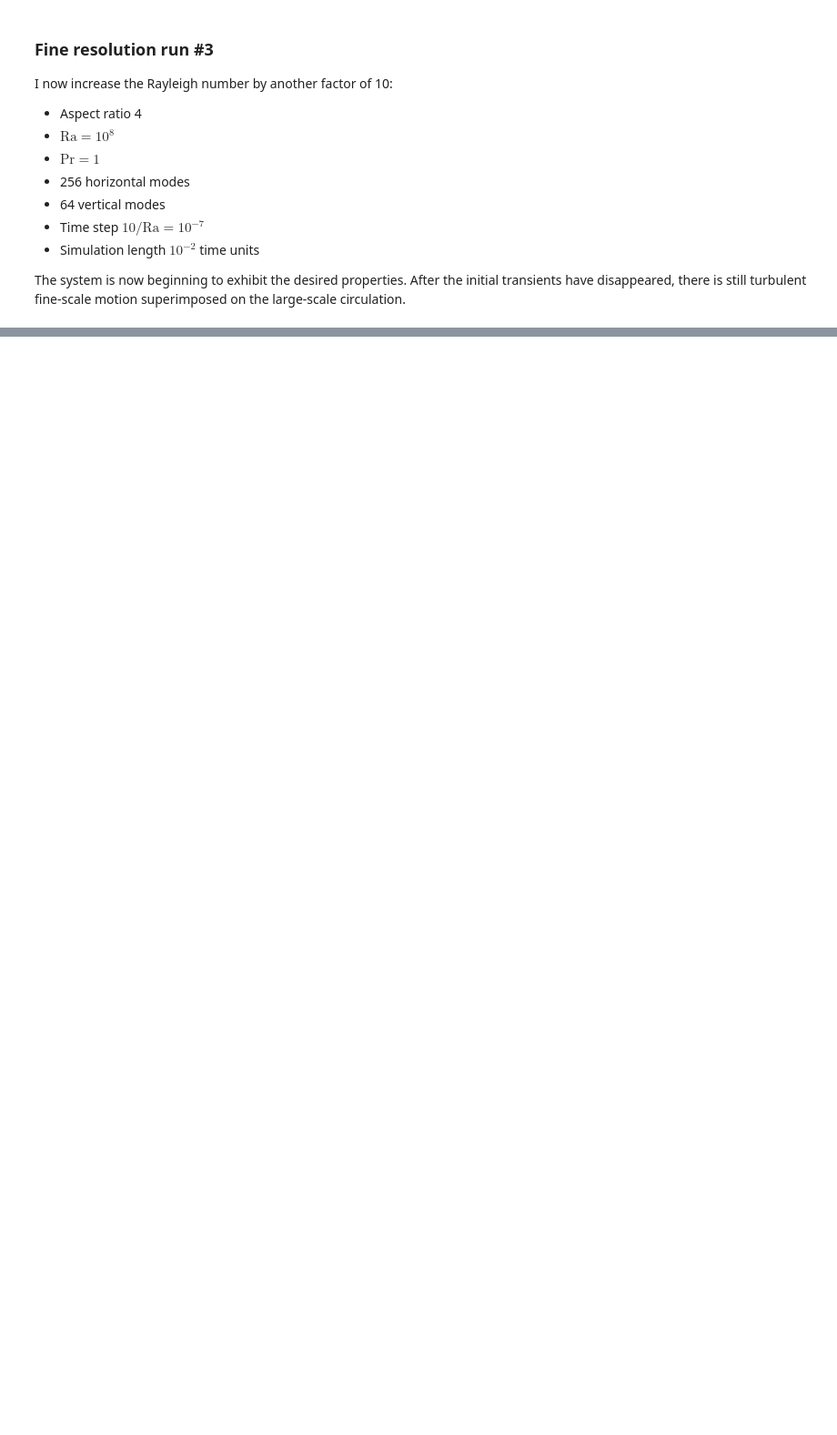
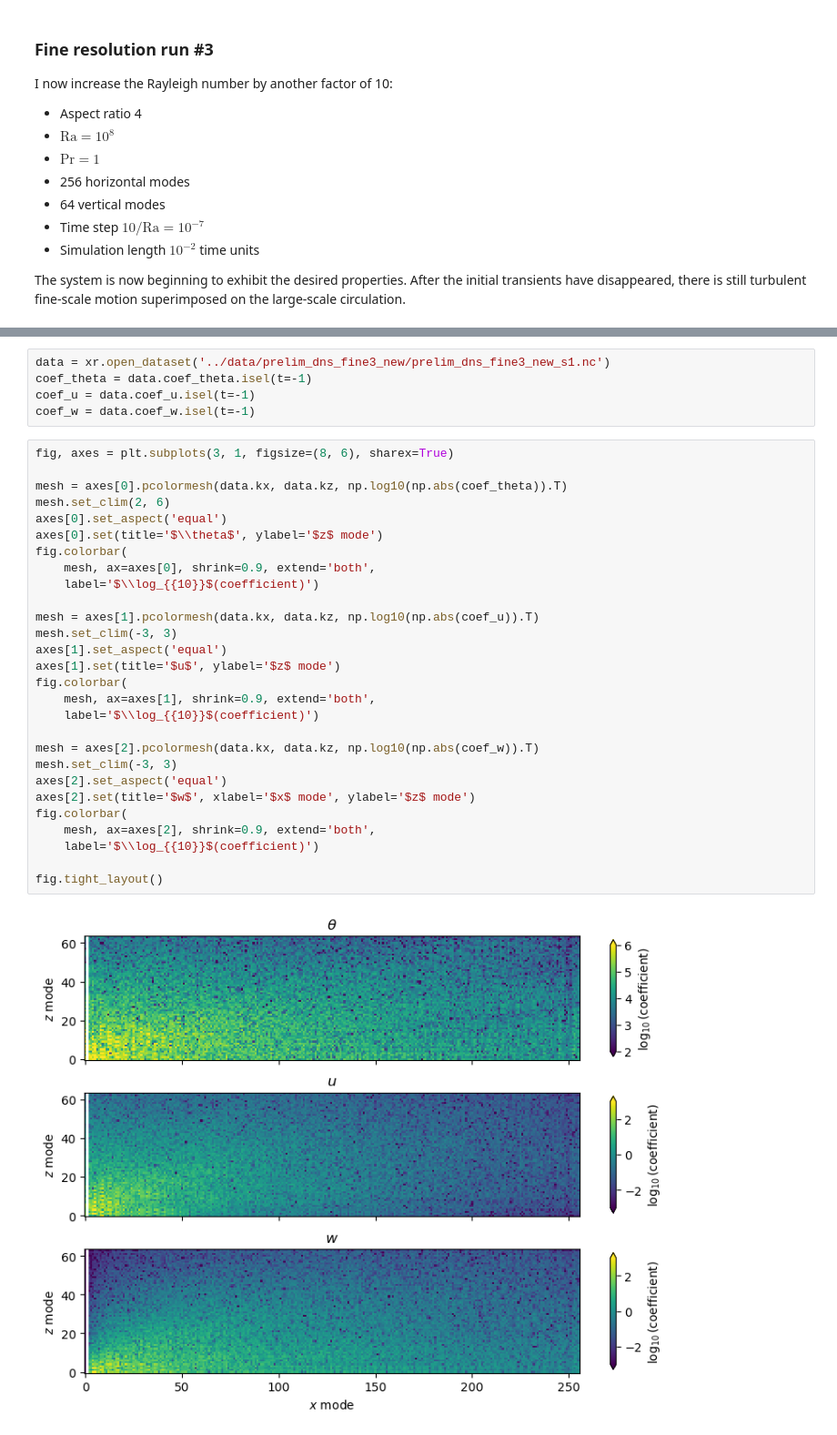
Before and after one commit to tschanzer/honours-project, a Jupyter notebook: notebooks/preliminary_DNS.ipynb, the cells around one changed output, grey strips where cells are left out. Shown at 91% size. Drawn from its saved outputs; the diff is of its cells as text; blank space fills up the shorter version.

Commit message:
Assess resolution of fine simulation

```diff
--- a/notebooks/preliminary_DNS.ipynb
+++ b/notebooks/preliminary_DNS.ipynb
@@ -153,0 +166,35 @@ Video('../data/prelim_dns_fine3/prelim_dns_fine3_s1.mp4')
+# %%
+data = xr.open_dataset('../data/prelim_dns_fine3_new/prelim_dns_fine3_new_s1.nc')
+coef_theta = data.coef_theta.isel(t=-1)
+coef_u = data.coef_u.isel(t=-1)
+coef_w = data.coef_w.isel(t=-1)
+# %%
+fig, axes = plt.subplots(3, 1, figsize=(8, 6), sharex=True)
+
+mesh = axes[0].pcolormesh(data.kx, data.kz, np.log10(np.abs(coef_theta)).T)
+mesh.set_clim(2, 6)
+axes[0].set_aspect('equal')
+axes[0].set(title='$\\theta$', ylabel='$z$ mode')
+fig.colorbar(
+    mesh, ax=axes[0], shrink=0.9, extend='both',
+    label='$\\log_{{10}}$(coefficient)')
+
+mesh = axes[1].pcolormesh(data.kx, data.kz, np.log10(np.abs(coef_u)).T)
+mesh.set_clim(-3, 3)
+axes[1].set_aspect('equal')
+axes[1].set(title='$u$', ylabel='$z$ mode')
+fig.colorbar(
+    mesh, ax=axes[1], shrink=0.9, extend='both',
+    label='$\\log_{{10}}$(coefficient)')
+
+mesh = axes[2].pcolormesh(data.kx, data.kz, np.log10(np.abs(coef_w)).T)
+mesh.set_clim(-3, 3)
+axes[2].set_aspect('equal')
+axes[2].set(title='$w$', xlabel='$x$ mode', ylabel='$z$ mode')
+fig.colorbar(
+    mesh, ax=axes[2], shrink=0.9, extend='both',
+    label='$\\log_{{10}}$(coefficient)')
+
+fig.tight_layout()
+# %% [output]
+[figure, added]
```
Also changed, not shown: parts of 8 cells of this notebook, 2 other files.
